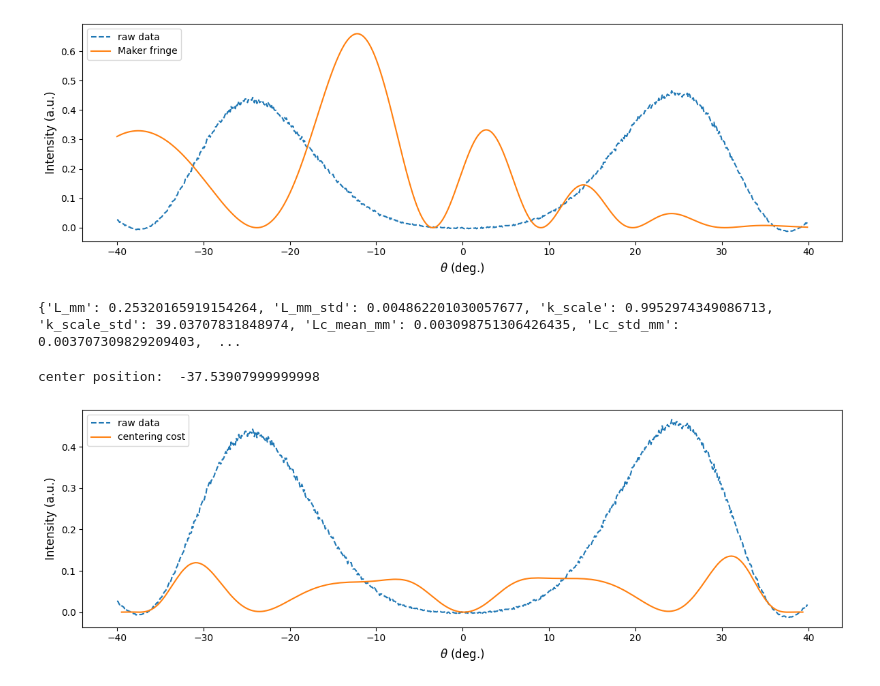
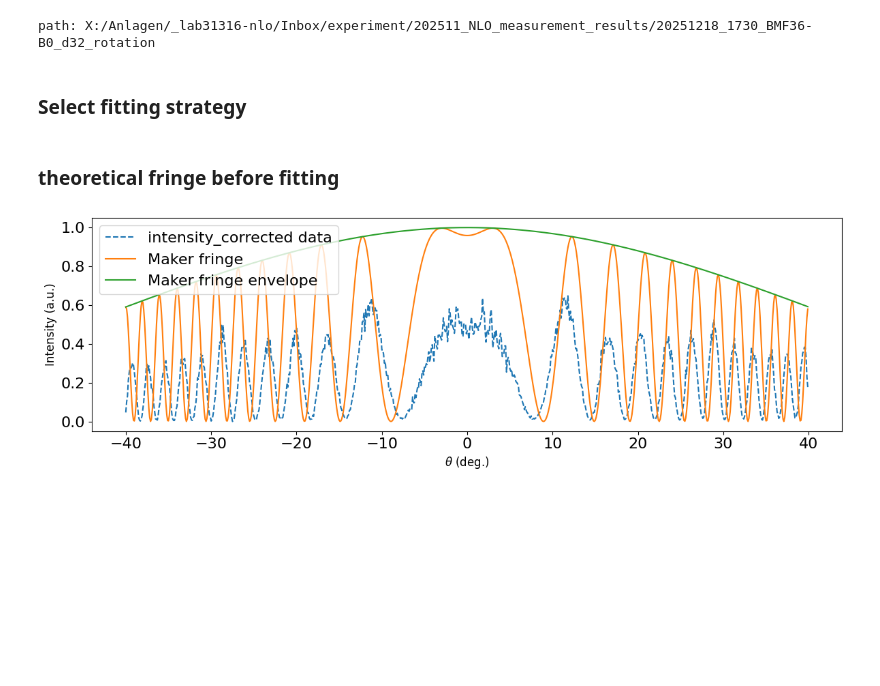
Before and after one commit to ui-kurodai/202510_NLO_measurement, a Jupyter notebook: test_fitting.ipynb, the cells around one changed output. Saved outputs shown, nothing was run; the diff lists cells and outputs as text; code cells hidden in the pictures; blank space fills up the shorter version.

```diff
--- a/test_fitting.ipynb
+++ b/test_fitting.ipynb
@@ -19,66 +19,57 @@ def select_folder_pyqt6():
     return folder_path
 
 path = select_folder_pyqt6()
+print(f"path: {path}")
+# %% [output]
+path: X:/Anlagen/_lab31316-nlo/Inbox/experiment/202511_NLO_measurement_results/20251218_1730_BMF36-B0_d32_rotation
+# %% [markdown]
+### Select fitting strategy
+# %%
+from shg_analysis import SHGDataAnalysis
+from crystaldatabase import CRYSTALS
+from crystaldatabase import *
+
+analysis = SHGDataAnalysis(path)
+meta = analysis.meta
+data = analysis.data
+
+crystal = CRYSTALS[meta["material"]]()
+
+if crystal.axiality == "uniaxial":
+    from fitting_strategies.jerphagnon1970 import Jerphagnon1970Strategy
+    strategy = Jerphagnon1970Strategy(analysis)
+
+elif crystal.axiality == "biaxial":
+    from fitting_strategies.ishidate1974 import Ishidate1974Strategy
+    strategy = Ishidate1974Strategy(analysis)
 # %%
-from fitting_strategies.jerphagnon1970 import Jerphagnon1970Strategy
-from shg_analysis import SHGDataAnalysis
-
-analysis = SHGDataAnalysis(path)
-strategy = Jerphagnon1970Strategy(analysis)
-
-fringe = strategy._maker_fringes()
+fringe = strategy._maker_fringes(override={"theta_deg":data["position"]})
+envelope = strategy._maker_fringes(override={"theta_deg":data["position"]}, envelope=True)
 
 x = analysis.data["position"]
-raw = analysis.data["intensity_corrected"]
+intensity_corrected = analysis.data["intensity_corrected"]
+# %% [markdown]
+### theoretical fringe before fitting
 # %%
 import matplotlib.pyplot as plt
 import numpy as np
 
 plt.rcParams['font.size'] = 10
 fig, ax = plt.subplots(figsize=(12, 4))
 
-ax.plot(x, raw, label='raw data', linestyle='--')
+ax.plot(x, intensity_corrected, label='intensity_corrected data', linestyle='--')
 ax.plot(x, fringe, label='Maker fringe')
+ax.plot(x, envelope, label='Maker fringe envelope')
 
 ax.set_xlabel(r'$\theta$ (deg.)', fontsize=12)
 ax.set_ylabel('Intensity (a.u.)', fontsize=12)
 
 # ax.set_xlim(-20, 20)
-# ax.set_ylim(0, 3.2)
+if np.max(envelope) > 10.0:
+      ax.set_ylim(0, 10)
 
 fig.tight_layout()
 ax.legend(loc='upper left')
 plt.show()
 # %% [output]
-[figure, old version]
+[figure, new version]
-# %%
-results = strategy.fit_all()
-print(results)
-# %% [output]
-{'L_mm': 0.25320165919154264, 'L_mm_std': 0.004862201030057677, 'k_scale': 0.9952974349086713, 'k_scale_std': 39.03707831848974, 'Lc_mean_mm': 0.003098751306426435, 'Lc_std_mm': 0.003707309829209403,  ...
-# %%
-_, fit_centering = strategy._position_centering(analysis.data)
-center_x = fit_centering["c_candidates"]
-center_cost = fit_centering["costs"]
-center = fit_centering["c_best"]
-print("center position: ",fit_centering["c_best"])
-
-
-plt.rcParams['font.size'] = 10
-fig, ax = plt.subplots(figsize=(12, 4))
-
-ax.plot(x, raw, label='raw data', linestyle='--')
-ax.plot(center_x, center_cost, label='centering cost')
-
-ax.set_xlabel(r'$\theta$ (deg.)', fontsize=12)
-ax.set_ylabel('Intensity (a.u.)', fontsize=12)
-
-# ax.set_xlim(-20, 20)
-# ax.set_ylim(0, 3.2)
-
-fig.tight_layout()
-ax.legend(loc='upper left')
-plt.show()
-# %% [output]
-center position:  -37.53907999999998
-[figure, old version]
```
Also changed, not shown: parts of 23 cells of this notebook, 2 other files.
